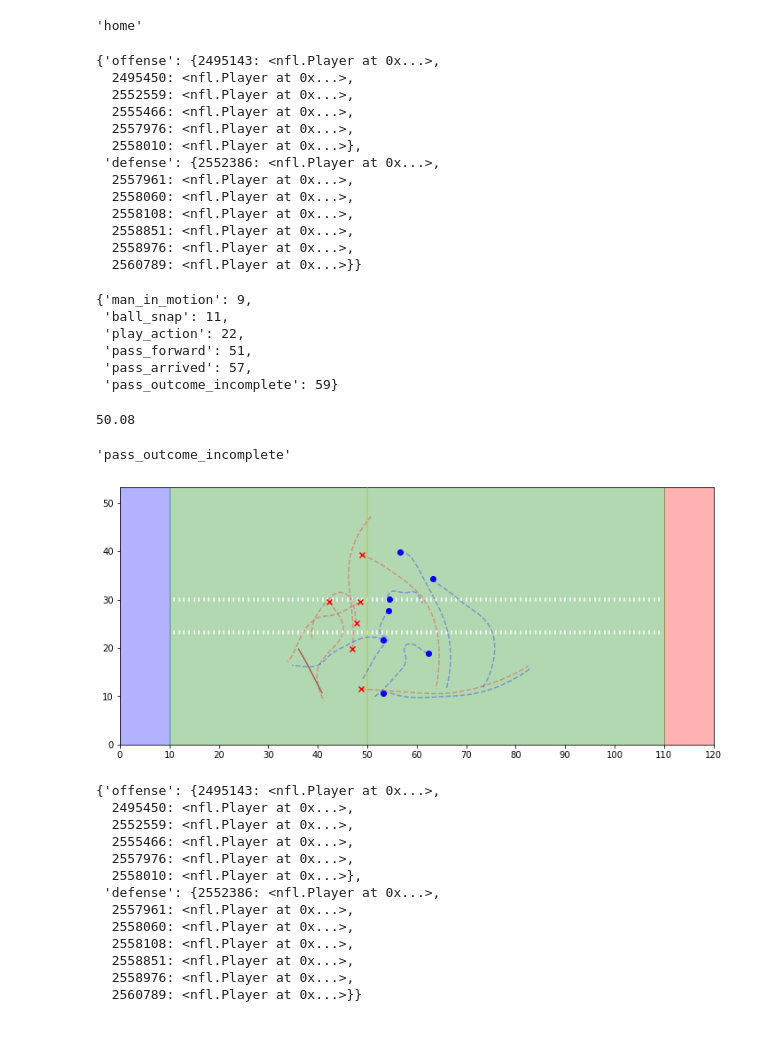
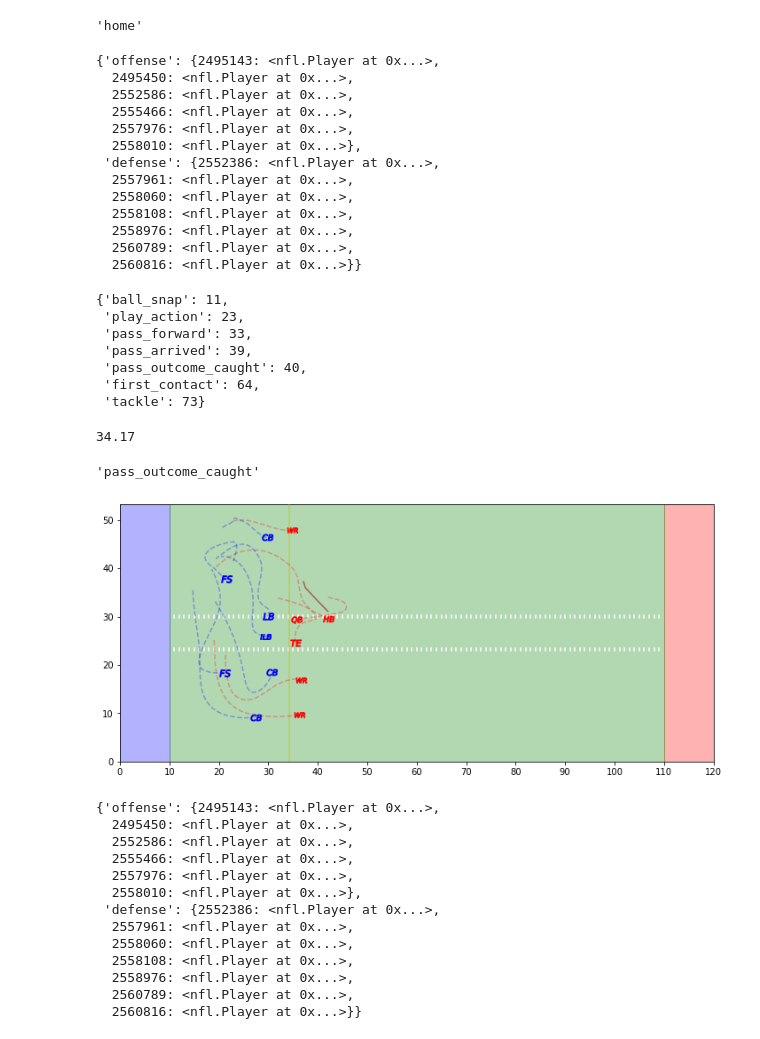
Before and after one commit to jhowenstein/nfl-big-data, a Jupyter notebook: Play - Analysis Dev.ipynb, the cells around one changed output. Saved outputs shown, nothing was run; the diff lists cells and outputs as text; code cells hidden in the pictures.

```diff
--- a/Play - Analysis Dev.ipynb
+++ b/Play - Analysis Dev.ipynb
@@ -69,7 +69,7 @@ game.location
 # %% [output]
 'home'
 # %%
-play = game.plays[20]
+play = game.plays[24]
 # %%
 print(play)
 # %% [output]
@@ -121,7 +121,7 @@ play.players
 # %% [output]
 {'offense': {2495143: <nfl.Player at 0x...>,
   2495450: <nfl.Player at 0x...>,
-  2552559: <nfl.Player at 0x...>,
+  2552586: <nfl.Player at 0x...>,
   2555466: <nfl.Player at 0x...>,
   2557976: <nfl.Player at 0x...>,
   2558010: <nfl.Player at 0x...>},
@@ -129,36 +129,37 @@ play.players
   2557961: <nfl.Player at 0x...>,
   2558060: <nfl.Player at 0x...>,
   2558108: <nfl.Player at 0x...>,
-  2558851: <nfl.Player at 0x...>,
   2558976: <nfl.Player at 0x...>,
-  2560789: <nfl.Player at 0x...>}}
+  2560789: <nfl.Player at 0x...>,
+  2560816: <nfl.Player at 0x...>}}
 # %%
 play.events
 # %% [output]
-{'man_in_motion': 9,
- 'ball_snap': 11,
- 'play_action': 22,
- 'pass_forward': 51,
- 'pass_arrived': 57,
- 'pass_outcome_incomplete': 59}
+{'ball_snap': 11,
+ 'play_action': 23,
+ 'pass_forward': 33,
+ 'pass_arrived': 39,
+ 'pass_outcome_caught': 40,
+ 'first_contact': 64,
+ 'tackle': 73}
 # %%
 play.line_of_scrimmage
 # %% [output]
-50.08
+34.17
 # %%
 play.outcome_event
 # %% [output]
-'pass_outcome_incomplete'
+'pass_outcome_caught'
 # %%
-play.plot_play(scale=1)
+play.plot_play(scale=1,markers='position')
 # %% [output]
-[figure, old version]
+[figure, new version]
 # %%
 play.players
 # %% [output]
 {'offense': {2495143: <nfl.Player at 0x...>,
   2495450: <nfl.Player at 0x...>,
-  2552559: <nfl.Player at 0x...>,
+  2552586: <nfl.Player at 0x...>,
   2555466: <nfl.Player at 0x...>,
   2557976: <nfl.Player at 0x...>,
   2558010: <nfl.Player at 0x...>},
@@ -166,8 +167,8 @@ play.players
   2557961: <nfl.Player at 0x...>,
   2558060: <nfl.Player at 0x...>,
   2558108: <nfl.Player at 0x...>,
-  2558851: <nfl.Player at 0x...>,
   2558976: <nfl.Player at 0x...>,
-  2560789: <nfl.Player at 0x...>}}
+  2560789: <nfl.Player at 0x...>,
+  2560816: <nfl.Player at 0x...>}}
 # %%
 start = play.events['ball_snap']
```
Also changed, not shown: parts of 9 cells of this notebook, 1 other file.
